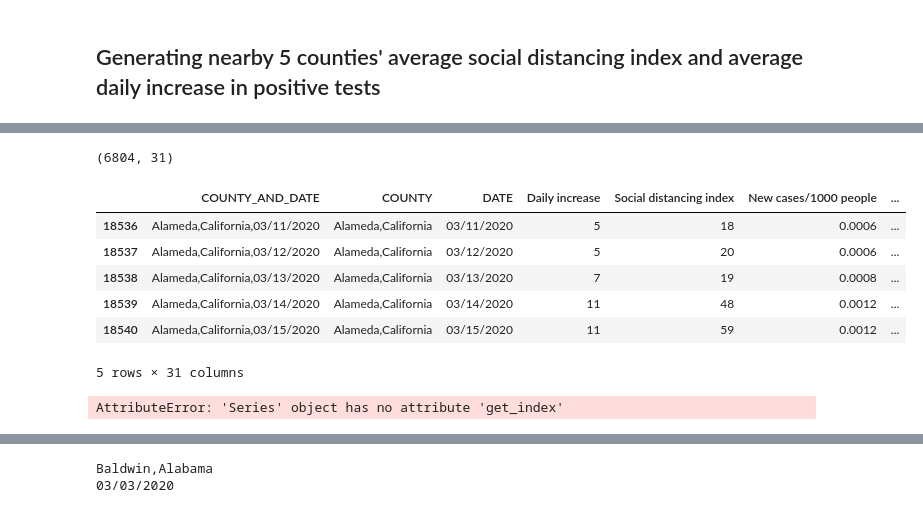
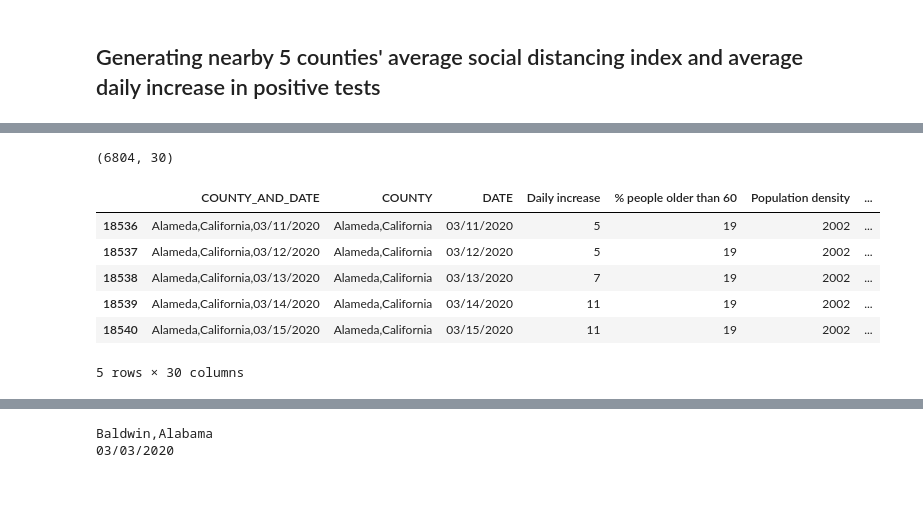
Before and after one commit to Jessieguojunyi/Social_Mobility_And_COVID19, a Jupyter notebook: Social_Mobility_And_COVID19.ipynb, the cells around one changed output, grey strips where cells are left out. Drawn from its saved outputs; the diff is of its cells as text; code cells hidden in the pictures.

```diff
--- a/Social_Mobility_And_COVID19.ipynb
+++ b/Social_Mobility_And_COVID19.ipynb
@@ -568,0 +590,4 @@ df_MACA.iloc[:20]
+# %%
+new_col_name = 'COVID death rate_1d'
+df_MACA = get_previous(df_MACA.copy(), 'COVID death rate', new_col_name, 1)
+df_MACA.head()
@@ -579,0 +613,3 @@ df_MACA_include_previous.head()
+# %%
+df_MACA_dropped = df_MACA_include_previous.drop(columns = ['Social distancing index', 'New cases/1000 people', 'COVID death rate'])
+df_MACA_dropped.head()
@@ -651,11 +676,11 @@ def get_NearbyAverage(df, cur_index, column_name, dictionary = dict_NearbyCounty
     avg = avg/num_county
     return avg
 # %%
-df_MACA_reset_index = df_MACA_include_previous.reset_index()
-nearby_avg_dailyinc = [get_NearbyAverage(df_MACA_reset_index, index, 'Daily increase')
+df_MACA_reset_index = df_MACA_dropped.reset_index()
+nearby_avg_dailyinc = [get_NearbyAverage(df_MACA_reset_index, index, 'Daily increase_1d')
               for index in df_MACA_reset_index.index]
-df_MACA_include_previous['nearby_avg_dailyinc'] = nearby_avg_dailyinc
-df_MACA_include_previous
+df_MACA_dropped['nearby_avg_dailyinc_1d'] = nearby_avg_dailyinc
+df_MACA_dropped.head()
 # %% [output]
 This is row:  0
 This is row:  500
@@ -699,9 +708,9 @@ See the caveats in the documentation: http://pandas.pydata.org/pandas-docs/stabl
 # %%
-df_MACA_reset_index = df_MACA_include_previous.reset_index()
-nearby_avg_socialidx = [get_NearbyAverage(df_MACA_reset_index, index, 'Social distancing index')
+df_MACA_reset_index = df_MACA_dropped.reset_index()
+nearby_avg_socialidx = [get_NearbyAverage(df_MACA_reset_index, index, 'Social distancing index_1d')
               for index in df_MACA_reset_index.index]
-df_MACA_include_previous['nearby_avg_socialidx'] = nearby_avg_socialidx
-df_MACA_include_previous
+df_MACA_dropped['nearby_avg_socialidx'] = nearby_avg_socialidx
+df_MACA_dropped.head()
 # %% [output]
 This is row:  0
 This is row:  500
@@ -745,17 +738,13 @@ See the caveats in the documentation: http://pandas.pydata.org/pandas-docs/stabl
 # %%
-df_MACA_final = df_MACA_include_previous.dropna()
+df_MACA_final = df_MACA_dropped.dropna()
 print(df_MACA_final.shape)
 df_MACA_final.head()
 # %% [output]
-(6804, 31)
+(6804, 30)
-|  | COUNTY_AND_DATE | COUNTY | DATE | Daily increase | Social distancing index | New cases/1000 people | ... |
-| 18536 | Alameda,California,03/11/2020 | Alameda,California | 03/11/2020 | 5 | 18 | 0.0006 | ... |
-| 18537 | Alameda,California,03/12/2020 | Alameda,California | 03/12/2020 | 5 | 20 | 0.0006 | ... |
-| 18538 | Alameda,California,03/13/2020 | Alameda,California | 03/13/2020 | 7 | 19 | 0.0008 | ... |
-| 18539 | Alameda,California,03/14/2020 | Alameda,California | 03/14/2020 | 11 | 48 | 0.0012 | ... |
-| 18540 | Alameda,California,03/15/2020 | Alameda,California | 03/15/2020 | 11 | 59 | 0.0012 | ... |
+|  | COUNTY_AND_DATE | COUNTY | DATE | Daily increase | % people older than 60 | Population density | ... |
+| 18536 | Alameda,California,03/11/2020 | Alameda,California | 03/11/2020 | 5 | 19 | 2002 | ... |
+| 18537 | Alameda,California,03/12/2020 | Alameda,California | 03/12/2020 | 5 | 19 | 2002 | ... |
+| 18538 | Alameda,California,03/13/2020 | Alameda,California | 03/13/2020 | 7 | 19 | 2002 | ... |
+| 18539 | Alameda,California,03/14/2020 | Alameda,California | 03/14/2020 | 11 | 19 | 2002 | ... |
+| 18540 | Alameda,California,03/15/2020 | Alameda,California | 03/15/2020 | 11 | 19 | 2002 | ... |
-5 rows × 31 columns
+5 rows × 30 columns
-# %%
-df_MACA_include_previous['COUNTY'].get_index
-# %% [output]
-AttributeError: 'Series' object has no attribute 'get_index'
```
Also changed, not shown: parts of 29 cells of this notebook.
